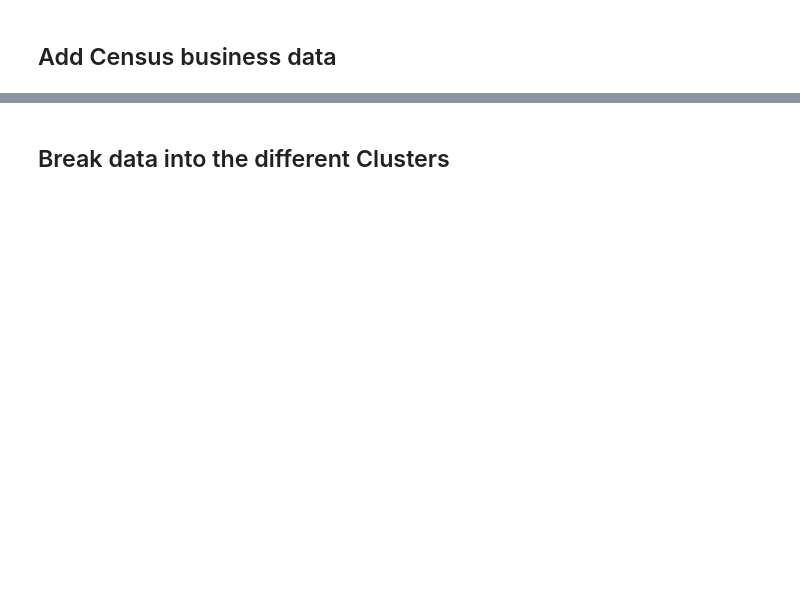
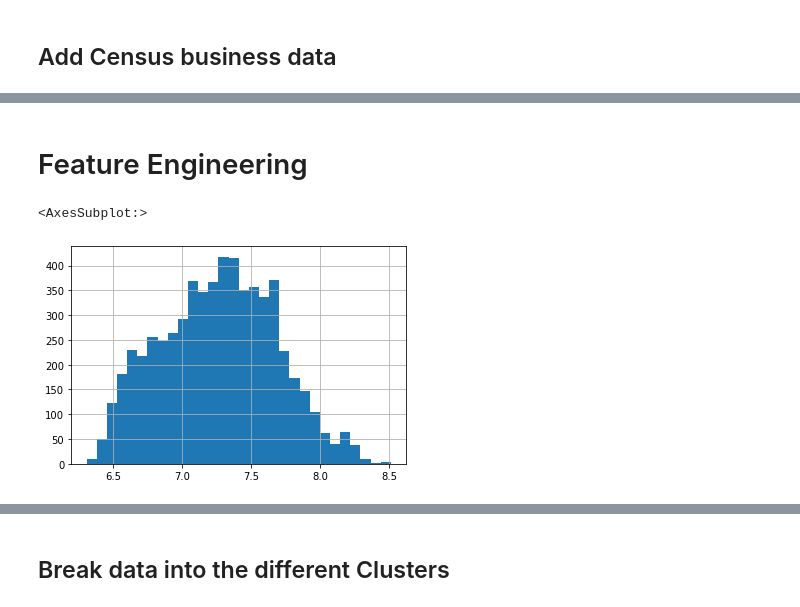
Before and after one commit to jonahsg/NYCDSA_Capstone, a Jupyter notebook: Combine_data_make_clusters.ipynb, the cells around one changed output, grey strips where cells are left out. Drawn from its saved outputs; the diff is of its cells as text; code cells hidden in the pictures; blank space fills up the shorter version.

```diff
--- a/Combine_data_make_clusters.ipynb
+++ b/Combine_data_make_clusters.ipynb
@@ -161,0 +329,3 @@ df_addition = df_filtered.merge(cpi_df, how = 'left', on = 'year')
+# %%
+df_addition = df_addition.merge(interest_df, how = 'left', on = 'year')
+df_addition
@@ -162,2 +346,7 @@ df_addition = df_filtered.merge(cpi_df, how = 'left', on = 'year')
 # %% [markdown]
 ## Add Census business data
+# %%
+bus_count = pd.read_csv('../data/bus_count.csv')
+# %%
+bus_count['zip'] = bus_count['zip'].astype(str).str.zfill(5)
+bus_count
@@ -163,0 +367,10 @@ df_addition = df_filtered.merge(cpi_df, how = 'left', on = 'year')
+# %%
+df_addition = df_addition.merge(bus_count, how = 'left', left_on = ['RegionName', 'year'], right_on = ['zip', 'year'])
+# %% [markdown]
+# Feature Engineering
+# %%
+df_addition['log_value'] = np.log(df_addition['value'])
+df_addition['log_value'].hist(bins=30)
+# %% [output]
+<AxesSubplot:>
+[figure, added]
```
Also changed, not shown: parts of 54 cells of this notebook, 1 other file.
